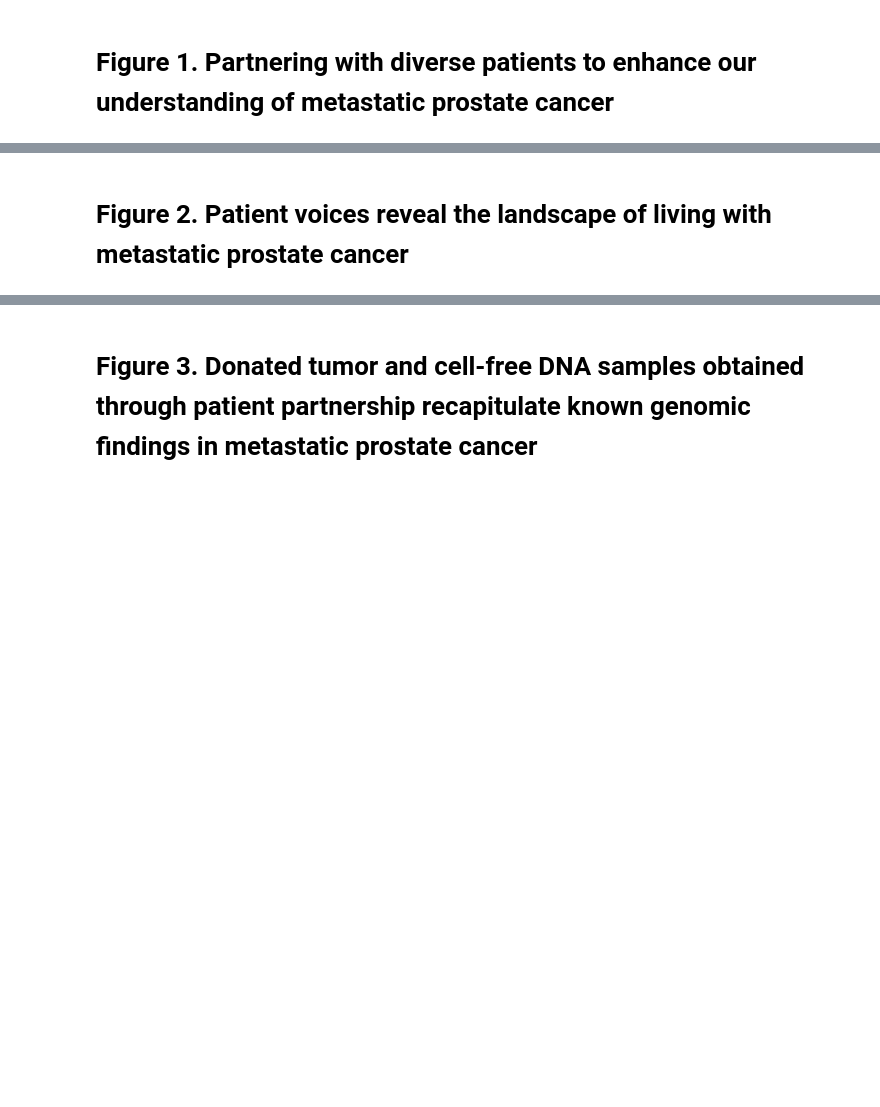
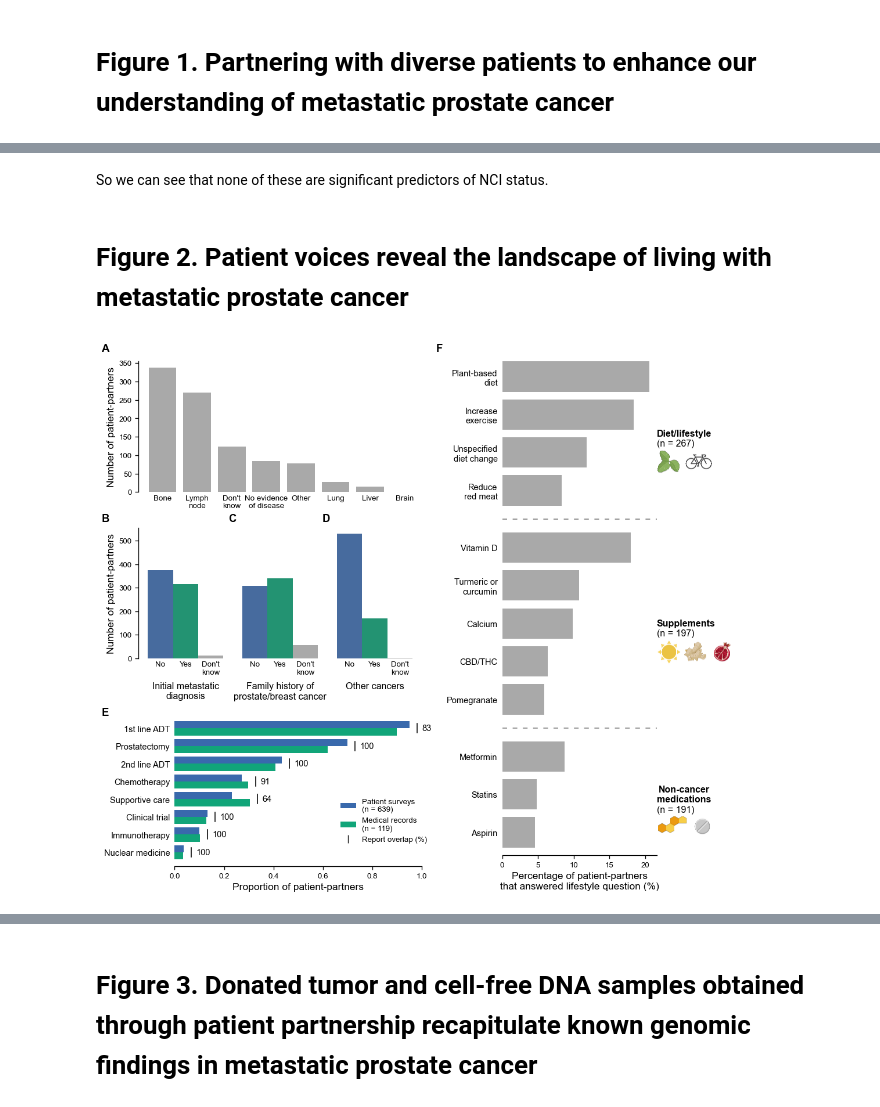
Before and after one commit to vanallenlab/mpcproject-paper, a Jupyter notebook: mpcproject-figures.ipynb, the cells around one changed output, grey strips where cells are left out. Saved outputs shown, nothing was run; the diff lists cells and outputs as text; code cells hidden in the pictures; blank space fills up the shorter version.

Commit message:
commit for updated figures

```diff
--- a/mpcproject-figures.ipynb
+++ b/mpcproject-figures.ipynb
@@ -466,0 +530,6 @@ fig1.savefig('figures/figure1.svg', bbox_inches = 'tight')
+# %%
+# being in a rural area is associated with being in a MUA or HPSA
+hpsa_mua_rural_adi_nci['MUA or HPSA'] = hpsa_mua_rural_adi_nci[['In a Primary Care HPSA:', 'In a MUA/P:']].any(axis=1)
+contingency_table = hpsa_mua_rural_adi_nci.groupby(['RURAL', 'MUA or HPSA']).size().values.reshape((2, 2))
+val, p = scipy.stats.fisher_exact(contingency_table)
+print('p value:', p)
@@ -466,0 +594,11 @@ fig1.savefig('figures/figure1.svg', bbox_inches = 'tight')
+# %%
+# an alternate way to ask this question is to ask how much better model performance becomes when ADI rank is included
+X = hpsa_mua_rural_adi_nci_analysis[['RURAL', 'In a Primary Care HPSA:', 'In a MUA/P:']].values
+y = hpsa_mua_rural_adi_nci_analysis['NCI'].values
+
+X2 = sm.add_constant(X)
+
+logit_model=sm.Logit(y,X2)
+result=logit_model.fit()
+summary = result.summary()
+print(summary)
@@ -467,3 +626,5 @@ fig1.savefig('figures/figure1.svg', bbox_inches = 'tight')
+# %% [markdown]
+So we can see that none of these are significant predictors of NCI status.
 # %% [markdown]
 # Figure 2. Patient voices reveal the landscape of living with metastatic prostate cancer
 # %%
@@ -481,7 +642,7 @@ bar_df = pd.read_csv('ref/data/alt-med.csv')
 category_counts = pd.read_csv('ref/data/alt-med-counts.csv')
 # %%
 fig2 = plt.figure(figsize=(12, 12))
-gs = fig2.add_gridspec(12, 4, width_ratios=[-0.18, 1.6, -0.25, 1], height_ratios = [1]*3 + [0.2] + [1]*3 + [0.8] + [1.1]*3 + [-0.1], wspace = 0.7, hspace = 0.5)
+gs = fig2.add_gridspec(12, 4, width_ratios=[-0.15, 1.6, -0.25, 1], height_ratios = [1]*3 + [0.2] + [1]*3 + [0.8] + [1.1]*3 + [-0.1], wspace = 0.7, hspace = 0.5)
 
 #####################
 ###### FIG 2A #######
@@ -494,11 +655,11 @@ sns.despine(ax = ax_2a, bottom = True)
 ax_2a.tick_params(axis = 'x', length = 0)
 ax_2a.set_xlim([-0.7, None])
 ax_2a.set_xlabel('')
-ax_2a.set_ylabel('Number of patient partners')
+ax_2a.set_ylabel('Number of patient-partners')
 
-#####################
-###### FIG 2B-2D ######
-#####################
+####################
+#### FIG 2B-2D #####
+####################
 
 ax_2bd = fig2.add_subplot(gs[4:7, :2])
 order = ['INITIAL_ADV_METASTATIC_DIAG', 'FAMILY_MEMBERS_WITH_PC_BC', 'HAD_OTHER_CANCERS']
@@ -509,7 +670,7 @@ sns.despine(ax = ax_2bd, bottom = True)
 
 ax_2bd.tick_params(axis = 'x', length = 0)
 ax_2bd.set_xlabel('')
-ax_2bd.set_ylabel('Number of patient partners')
+ax_2bd.set_ylabel('Number of patient-partners')
 
 new_xticks = [patch.xy[0] + patch.get_width()/2 for patch in barplot.patches]
 ax_2bd.set_xticks(new_xticks)
@@ -522,7 +683,7 @@ for loc, label in zip([0, 1, 2], ['Initial metastatic\ndiagnosis', 'Family histo
     ax_2bd.text(s = label, y = ax_2bd.get_ylim()[1] * -0.18, x = loc, ha = 'center', va = 'top')
 
 #####################
-###### FIG 2E  ######
+###### FIG 2E #######
 #####################
 
 ax_2e = fig2.add_subplot(gs[8:, 1:2])
@@ -538,11 +699,11 @@ ax_2e.barh(y = prd_locs, width = therapy_overlap_df['prd_%'][::-1], color = bold
 ax_2e.barh(y = abs_locs, width = therapy_overlap_df['abstraction_%'][::-1], color = bold_10[1], height = width/2, label = 'Medical records\n(n = 119)')
 ax_2e.set_yticks(range(8))
 
-ax_2e.set_xlabel('Proportion of patient partners')
+ax_2e.set_xlabel('Proportion of patient-partners')
 ax_2e.set_ylabel('')
 ax_2e.set_xlim([0, 1])
 sns.despine(left = True, ax = ax_2e)
-ax_2e.tick_params(axis='y', length = 0)
+ax_2e.tick_params(axis = 'y', length = 0)
 
 # add the report overlap values
 for i, drug_class in enumerate(order[::-1]):
@@ -554,21 +715,23 @@ ax_2e.legend(bbox_to_anchor = (1, 0.5), fontsize = 10)
 handles, labels = ax_2e.get_legend_handles_labels()
 vertical_line = mlines.Line2D([], [], color='black', marker='|', linestyle='None',
                           markersize=10, markeredgewidth=1, label='Vertical line')
-ax_2e.set_yticklabels(['1st line ADT', 'Prostatectomy', '2nd line ADT', 'Chemotherapy', 'Supportive care', 'Clinical trial', 'Immunotherapy', 'Nuclear medicine'][::-1])
+ax_2e.set_yticklabels(['1st line ADT', 'Prostatectomy', '2nd line ADT', 'Chemotherapy', 'Supportive care', 'Clinical trial', 'Immunotherapy', 'Nuclear medicine'][::-1], fontsize=11)
+ax_2e.tick_params(axis='y', pad=6)
 handles.append(vertical_line)
 labels.append('Report overlap (%)')
 ax_2e.legend(handles, labels, loc = 'center right', bbox_to_anchor = (1.05, 0.3), fontsize = 10)
 
 #####################
-###### FIG E2F ######
+###### FIG 2F #######
 #####################
 
 ax = fig2.add_subplot(gs[:-1, 3])
 
 ax.barh(y = bar_df['y'], width = bar_df['%_patients'], color = 'darkgrey')
 
+dashed_line_color = mimic_alpha.colorAlpha_to_rgb(['black'], 0.5)[0]
 for bp in [2.75, 8.25]:
-    ax.axhline(y = bp, color = 'black', linestyle = (0, (5, 6)), alpha = 0.5)
+    ax.axhline(y = bp, color = dashed_line_color, linestyle = (0, (5, 6)))
 
 class_counts = category_counts.set_index('category').loc[['DIET', 'SUPPLEMENTS', 'DRUGS']].values[:, 0]
 
@@ -578,7 +741,7 @@ for i, cat in enumerate([('Diet/lifestyle', 10.5), ('Supplements',  5.5), ('Non-
     n_label = '\n'*2 if label != 'Non-cancer\nmedications' else '\n'*3
     ax.text(x = ax.get_xlim()[1], y = cat[1], s = n_label + '(n = {})'.format(class_counts[i]), va = 'center', ha = 'left', multialignment = 'center')
 
-ax.set_xlabel('Percentage of patient partners\nthat answered lifestyle question (%)')
+ax.set_xlabel('Percentage of patient-partners\nthat answered lifestyle question (%)')
 ax.set_ylabel('')
 sns.despine(left = True, ax = ax)
 ax.tick_params(axis='y', length = 0)
@@ -586,8 +749,7 @@ ax.set_yticks(bar_df['y'])
 ax.set_yticklabels(bar_df['alt_med'], fontsize = 11)
 ax.set_ylim([-0.6, 12.4])
 
-ax.tick_params(axis = 'x', labelsize=11)
-ax.tick_params(axis='y', pad=8)
+ax.tick_params(axis='y', pad=6)
 
 # # add small graphics. Needs to be based on figure coordinates unfortunately
 fig_inv_transform = fig2.transFigure.inverted()
@@ -616,33 +778,36 @@ for y_index, cats in plotted_cats.items():
 
         # define coordinates of axis in data coordinates
         bottom_left = (x + buffer, y - size / 2)
         top_right = (x + aspect_ratio * size + buffer, y + size / 2)
 
         y_buffer = 0
 
         # convert to fig coordinates
         bottom_left_fig = fig_inv_transform.transform(ax_transform.transform(bottom_left))
         top_right_fig = fig_inv_transform.transform(ax_transform.transform(top_right))
         left_x, left_y = bottom_left_fig
         width, height = top_right_fig[0] - bottom_left_fig[0], top_right_fig[1] - bottom_left_fig[1]
         image_ax = fig2.add_axes([left_x + width*i, left_y + y_buffer, width, height])
 
         # load the image
         img_path = 'ref/images/{}.png'.format(cat)
         image = mimage.imread(img_path)
         image_ax.imshow(image, interpolation='gaussian')
 
         image_ax.get_xaxis().set_visible(False)
         image_ax.get_yaxis().set_visible(False)
         sns.despine(left = True, bottom = True, ax = image_ax)
 
 # add panel labels
 # add panel labels
-xcoords = [0.07, 0.07, 0.26, 0.40, 0.07, 0.56]
-ycoords = [0.88, 0.64, 0.64, 0.64, 0.35, 0.88]
+xcoords = [0.07, 0.07, 0.26, 0.40, 0.07, 0.57]
+ycoords = [0.895, 0.64, 0.64, 0.64, 0.35, 0.895]
 
-for label, xcoord, ycoord in zip(['a', 'b', 'c', 'd', 'e', 'f'], xcoords, ycoords):
+for label, xcoord, ycoord in zip(['A', 'B', 'C', 'D', 'E', 'F'], xcoords, ycoords):
     fig2.text(s = label, x = xcoord, y = ycoord, transform = fig2.transFigure, weight = 'bold', fontsize = 14)
 
 fig2.savefig('figures/figure2.png', dpi = 300, bbox_inches = 'tight')
 fig2.savefig('figures/figure2.svg', bbox_inches = 'tight')
+fig2.savefig('figures/figure2.pdf', bbox_inches = 'tight')
+# %% [output]
+[figure, added]
```
Also changed, not shown: parts of 40 cells of this notebook, 37 other files.
